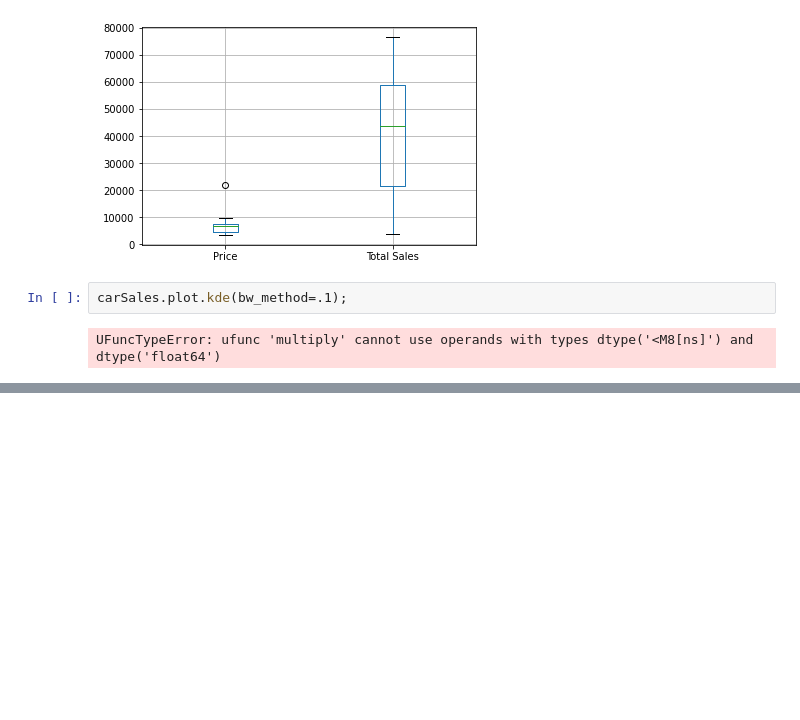
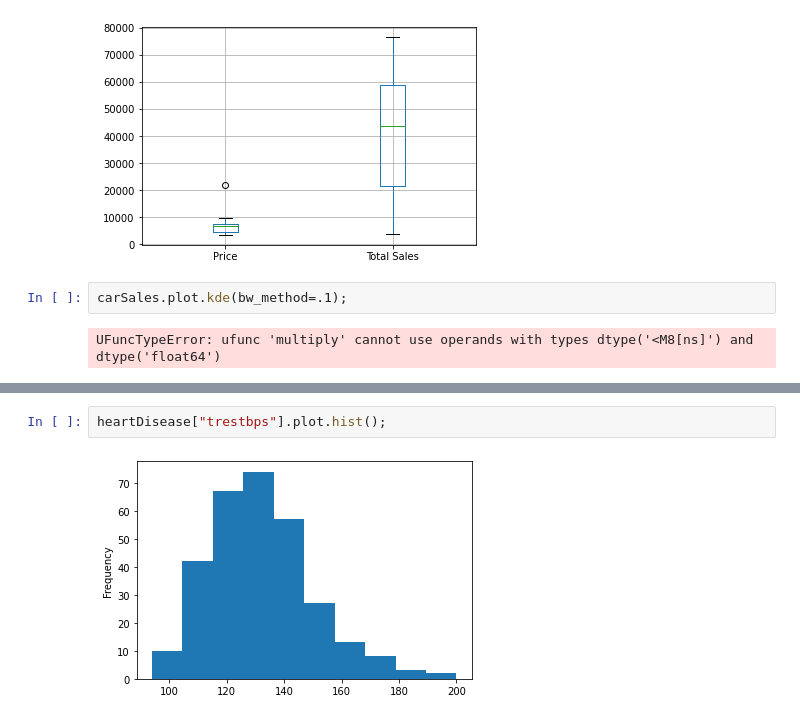
Before and after one commit to akshatz/dataScienceTutorial, a Jupyter notebook: introductionToMatplotlib.ipynb, the cells around one changed output, grey strips where cells are left out. Drawn from its saved outputs; the diff is of its cells as text; blank space fills up the shorter version.

```diff
--- a/introductionToMatplotlib.ipynb
+++ b/introductionToMatplotlib.ipynb
@@ -354,0 +385,4 @@ UFuncTypeError: ufunc 'multiply' cannot use operands with types dtype('<M8[ns]')
+# %%
+heartDisease["trestbps"].plot.hist();
+# %% [output]
+[figure, added]
```
Also changed, not shown: parts of 21 cells of this notebook.
